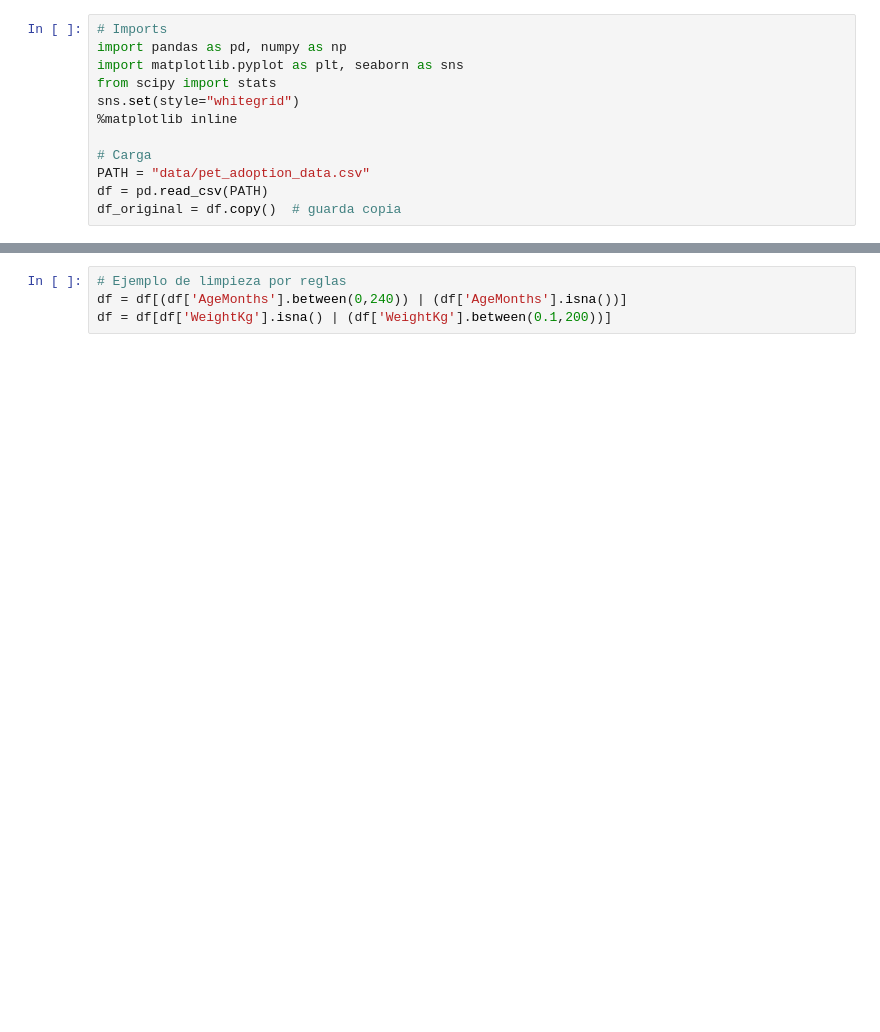
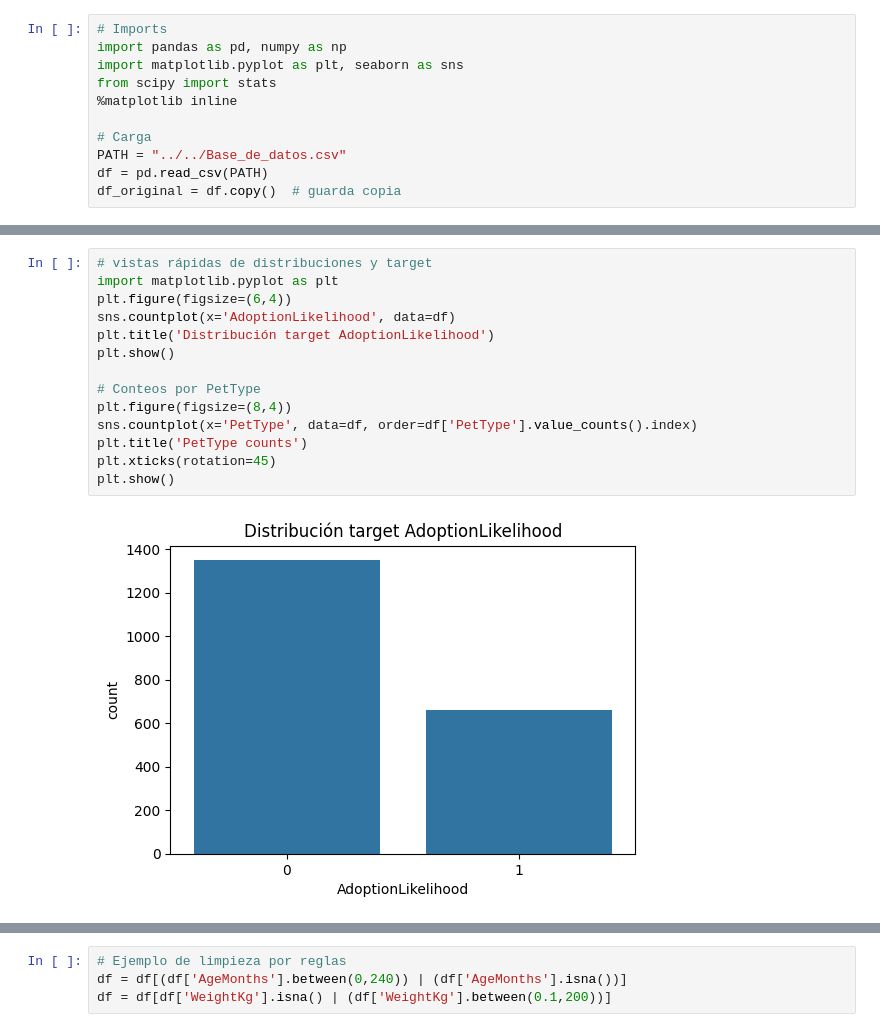
Before and after one commit to emmanuelceron-commits/repo-ML, a Jupyter notebook: MLops_pipeline/src/comprension_eda.ipynb, the cells around one changed output, grey strips where cells are left out. Saved outputs shown, nothing was run; the diff lists cells and outputs as text; blank space fills up the shorter version.

```diff
--- a/MLops_pipeline/src/comprension_eda.ipynb
+++ b/MLops_pipeline/src/comprension_eda.ipynb
@@ -3,10 +3,9 @@
 import pandas as pd, numpy as np
 import matplotlib.pyplot as plt, seaborn as sns
 from scipy import stats
-sns.set(style="whitegrid")
 %matplotlib inline
 
 # Carga
-PATH = "data/pet_adoption_data.csv"
+PATH = "../../Base_de_datos.csv"
 df = pd.read_csv(PATH)
 df_original = df.copy()  # guarda copia
@@ -12,0 +119,16 @@ df_original = df.copy()  # guarda copia
+# %%
+# vistas rápidas de distribuciones y target
+import matplotlib.pyplot as plt
+plt.figure(figsize=(6,4))
+sns.countplot(x='AdoptionLikelihood', data=df)
+plt.title('Distribución target AdoptionLikelihood')
+plt.show()
+
+# Conteos por PetType
+plt.figure(figsize=(8,4))
+sns.countplot(x='PetType', data=df, order=df['PetType'].value_counts().index)
+plt.title('PetType counts')
+plt.xticks(rotation=45)
+plt.show()
+# %% [output]
+[figure, added]
```
Also changed, not shown: parts of 16 cells of this notebook, 2 other files.
